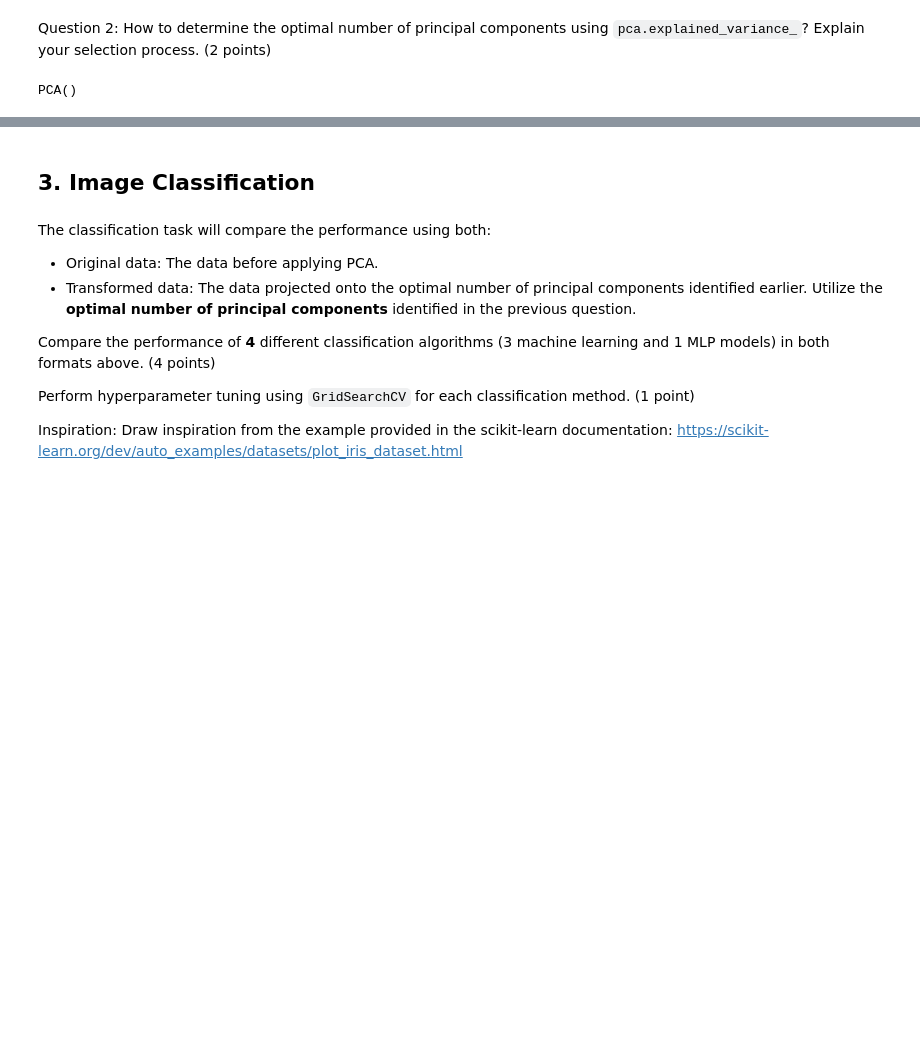
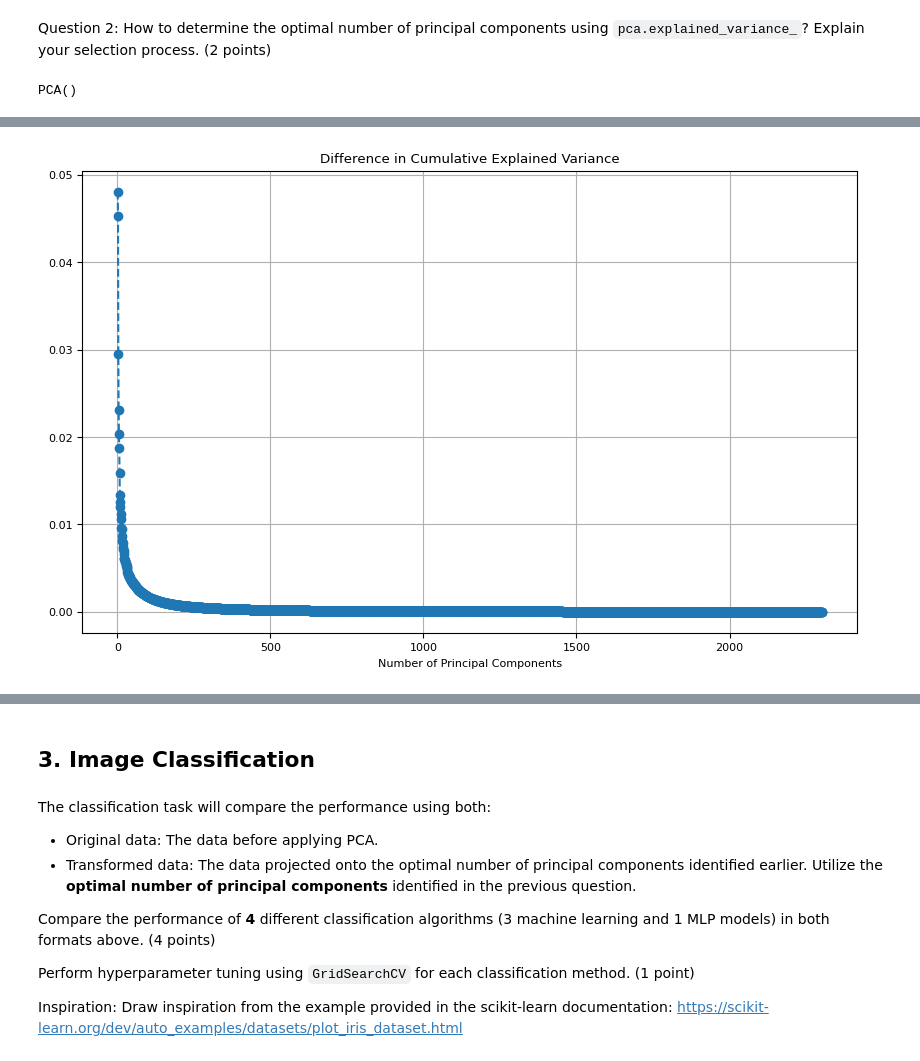
Before and after one commit to quochuy242/Fundamental-ML, a Jupyter notebook: notebooks/EDA.ipynb, the cells around one changed output, grey strips where cells are left out. Saved outputs shown, nothing was run; the diff lists cells and outputs as text; code cells hidden in the pictures; blank space fills up the shorter version.

```diff
--- a/notebooks/EDA.ipynb
+++ b/notebooks/EDA.ipynb
@@ -132,7 +221,7 @@ plot_compare_pca_images(raw_images, pca_images, labels, pca_2_components)
 Question 2: How to determine the optimal number of principal components using `pca.explained_variance_`? Explain your selection process. (2 points)
 # %%
 pca_full = PCA()
-pca_full.fit(normalized_images)
+pca_full.fit(images)
 # %% [output]
 PCA()
 # %%
@@ -156,0 +258,14 @@ plt.show()
+# %%
+plt.figure(figsize=(10, 6))
+plt.plot(
+    range(1, len(cumulative_explained_variance)),
+    np.diff(cumulative_explained_variance),
+    marker="o",
+    linestyle="--",
+)
+plt.xlabel("Number of Principal Components")
+plt.title("Difference in Cumulative Explained Variance")
+plt.grid(True)
+plt.show()
+# %% [output]
+[figure, added]
```
Also changed, not shown: parts of 20 cells of this notebook, 1 other file.
